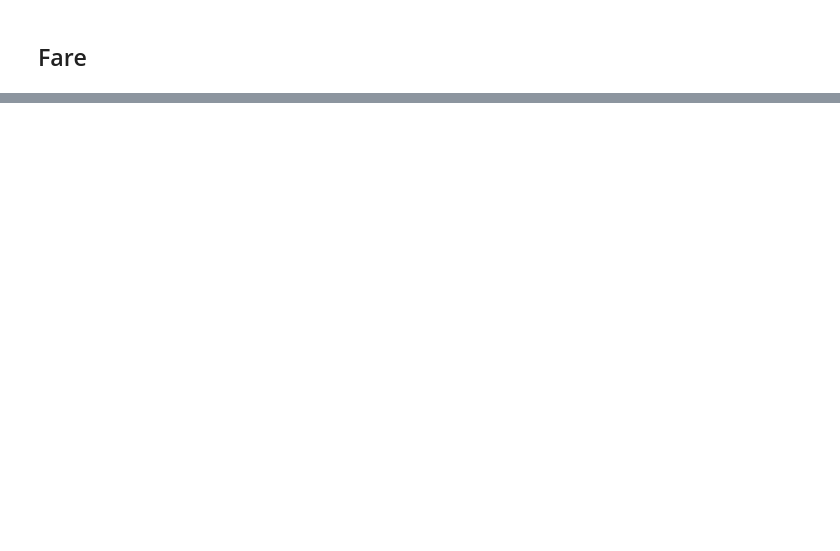
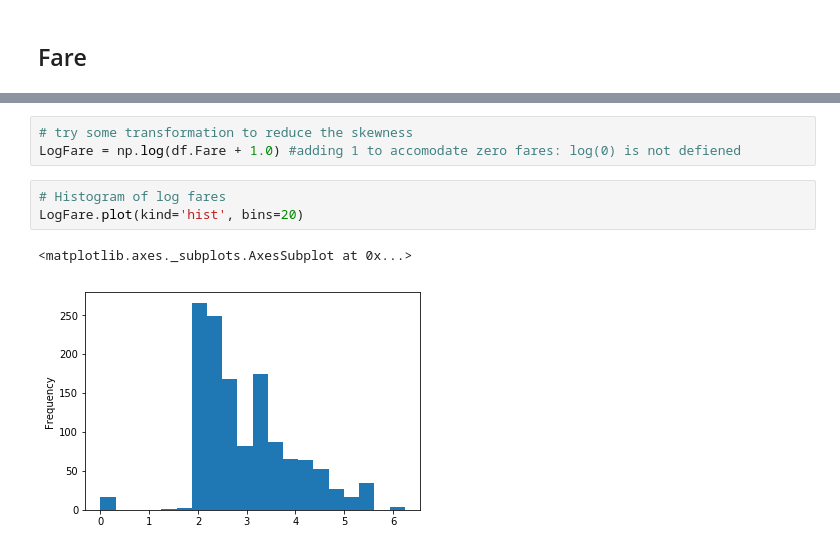
Before and after one commit to alabetskiy/Titanic, a Jupyter notebook: notebooks/2.0-ak-exploring-processing-data.ipynb, the cells around one changed output, grey strips where cells are left out. Saved outputs shown, nothing was run; the diff lists cells and outputs as text; blank space fills up the shorter version.

```diff
--- a/notebooks/2.0-ak-exploring-processing-data.ipynb
+++ b/notebooks/2.0-ak-exploring-processing-data.ipynb
@@ -899,0 +919,9 @@ df.Fare.plot(kind='hist',title='histogram for fare', )
+# %%
+# try some transformation to reduce the skewness
+LogFare = np.log(df.Fare + 1.0) #adding 1 to accomodate zero fares: log(0) is not defiened
+# %%
+# Histogram of log fares
+LogFare.plot(kind='hist', bins=20)
+# %% [output]
+<matplotlib.axes._subplots.AxesSubplot at 0x...>
+[figure, added]
```
Also changed, not shown: parts of 8 cells of this notebook.
